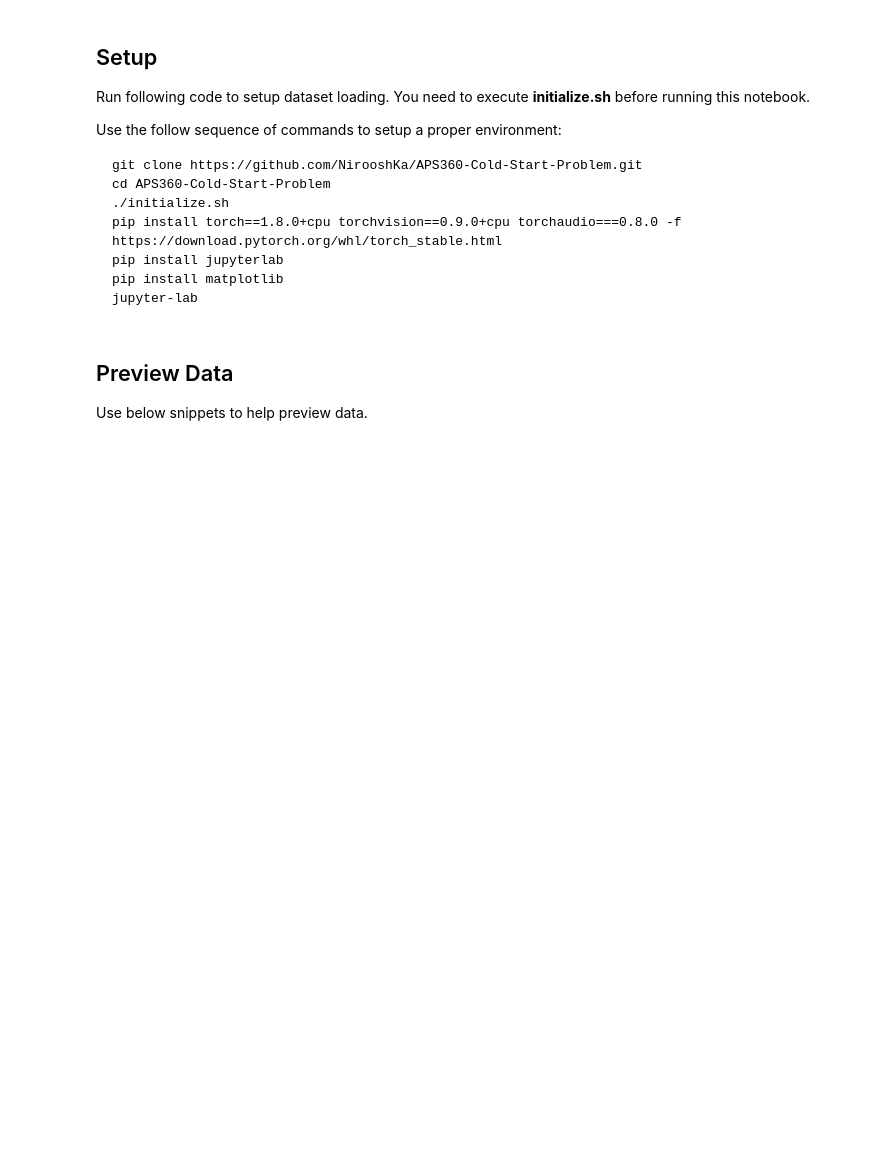
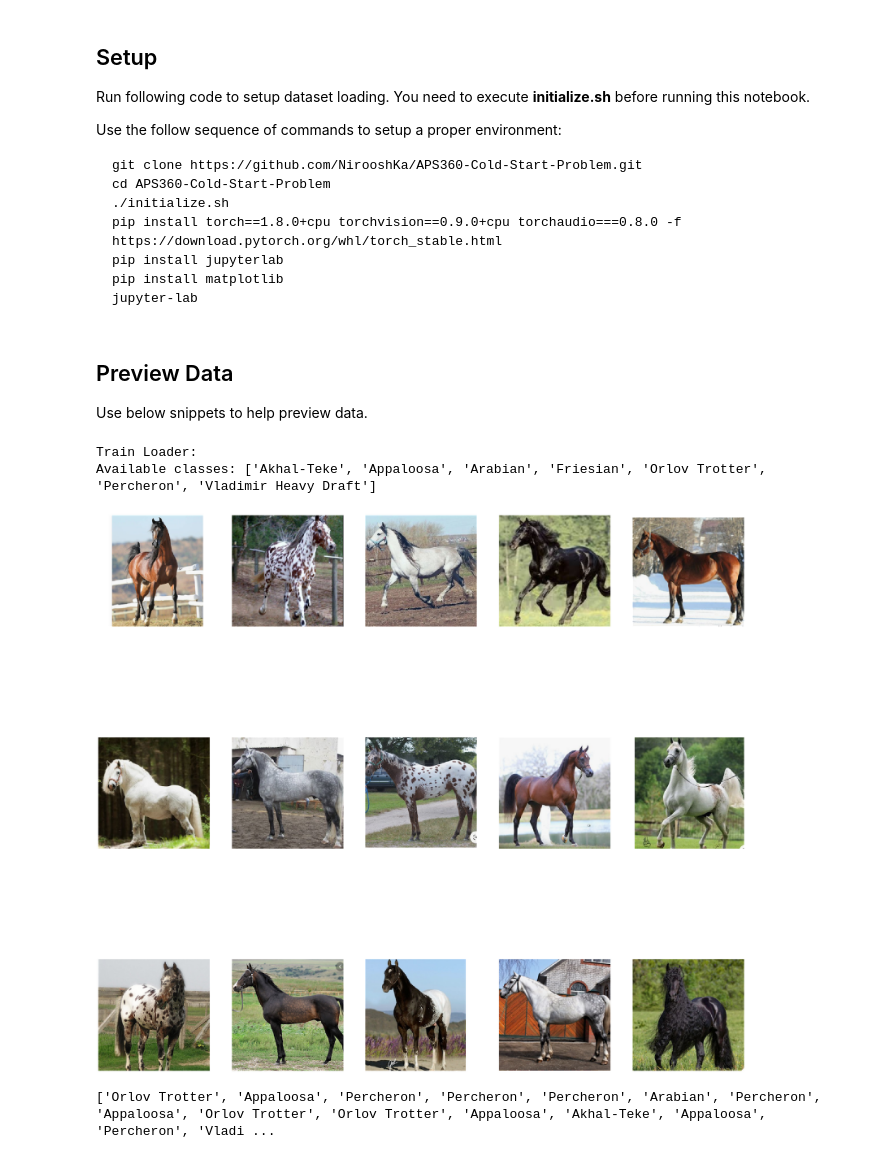
Before and after one commit to NirooshKa/APS360-Cold-Start-Problem, a Jupyter notebook: DatasetSplit.ipynb, the cells around one changed output. Drawn from its saved outputs; the diff is of its cells as text; code cells hidden in the pictures; blank space fills up the shorter version.

```diff
--- a/DatasetSplit.ipynb
+++ b/DatasetSplit.ipynb
@@ -72,6 +74,9 @@ horse_IDs = { 0: "Akhal-Teke", 1: "Appaloosa", 2: "Orlov Trotter", 3: "Vladimir
 def showImages(data_loader, count = 15):
     k = 0
     plt.figure(figsize=(36,36))
+
+    ret_labels = []
+
     for images, labels in data_loader:
         # since batch_size = 1, there is only 1 image in `images`
         image = images[0]
@@ -79,13 +84,16 @@ def showImages(data_loader, count = 15):
         img = np.transpose(image, [1,2,0])
         # Plot
         p = plt.subplot(3, 5, k+1)
-        p.set_title(horse_IDs[labels[0].item()])
+        #p.set_title(horse_IDs[labels[0].item()])
         plt.axis('off')
         plt.imshow(img, interpolation='nearest')
+        ret_labels.append(horse_IDs[labels[0].item()])
 
         k += 1
         if k > count - 1:
             break
+
+    return ret_labels
 # %% [markdown]
 ## Preview Data
 
@@ -95,5 +103,13 @@ Use below snippets to help preview data.
 train_loader, val_loader, test_loader, classes = get_data_loader_type('horses', batch_size=1)
 # %%
 print("Train Loader:")
-showImages(train_loader)
+labels = showImages(test_loader)
 print(f'Available classes: {classes}')
+# %% [output]
+Train Loader:
+Available classes: ['Akhal-Teke', 'Appaloosa', 'Arabian', 'Friesian', 'Orlov Trotter', 'Percheron', 'Vladimir Heavy Draft']
+[figure, added]
+# %%
+print(labels)
+# %% [output]
+['Orlov Trotter', 'Appaloosa', 'Percheron', 'Percheron', 'Percheron', 'Arabian', 'Percheron', 'Appaloosa', 'Orlov Trotter', 'Orlov Trotter', 'Appaloosa', 'Akhal-Teke', 'Appaloosa', 'Percheron', 'Vladi ...
```
Also changed, not shown: parts of 1 cell of this notebook.
